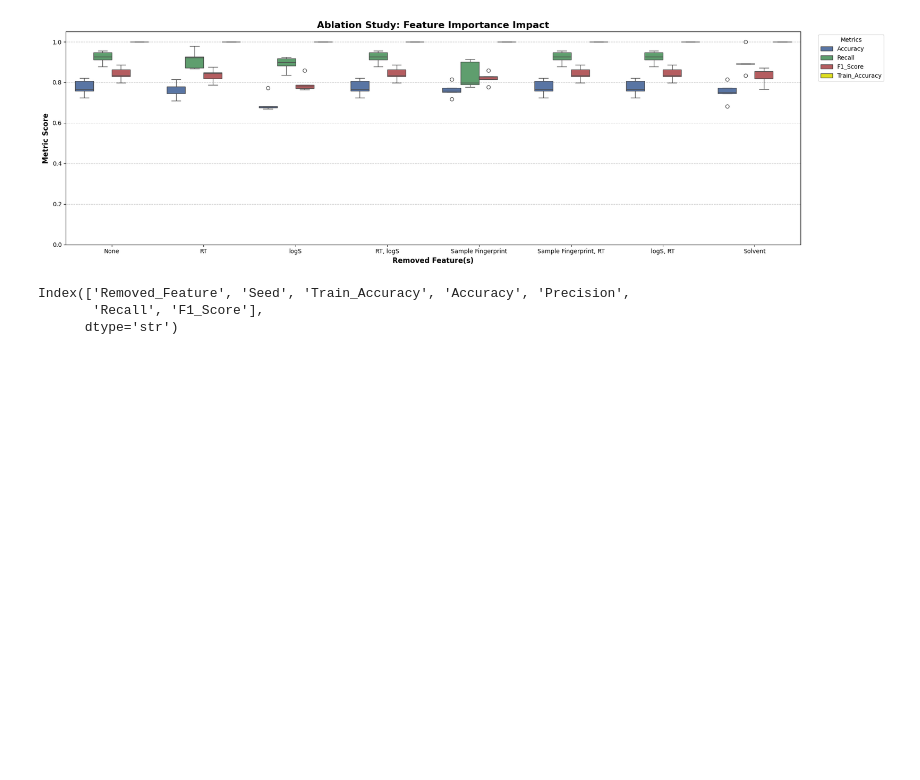
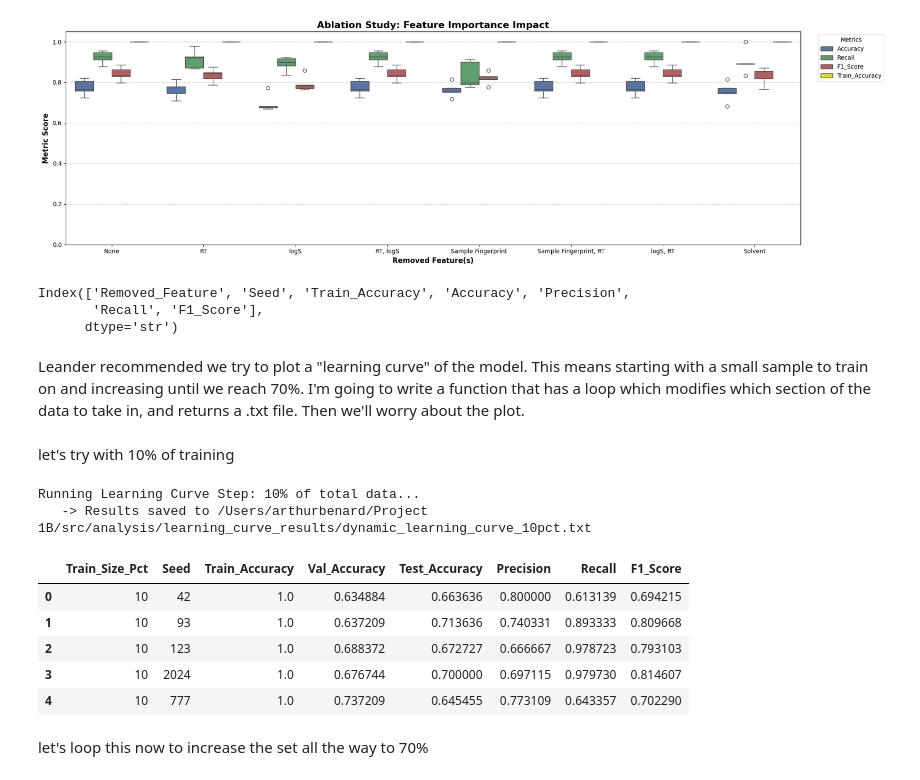
Before and after one commit to swisscatplus/solubility_prediction_nmr, a Jupyter notebook: src/dev/rt_prediction.ipynb, the cells around one changed output. Drawn from its saved outputs; the diff is of its cells as text; code cells hidden in the pictures; blank space fills up the shorter version.

```diff
--- a/src/dev/rt_prediction.ipynb
+++ b/src/dev/rt_prediction.ipynb
@@ -881,3 +874,20 @@ print(all_results_df.columns)
 Index(['Removed_Feature', 'Seed', 'Train_Accuracy', 'Accuracy', 'Precision',
        'Recall', 'F1_Score'],
       dtype='str')
+# %% [markdown]
+Leander recommended we try to plot a "learning curve" of the model. This means starting with a small sample to train on and increasing until we reach 70%. I'm going to write a function that has a loop which modifies which section of the data to take in, and returns a .txt file. Then we'll worry about the plot.
+# %% [markdown]
+let's try with 10% of training
+# %%
+run_data_fraction(mega_df_v3, 0.1 )
+# %% [output]
+Running Learning Curve Step: 10% of total data...
+   -> Results saved to /Users/arthurbenard/Project 1B/src/analysis/learning_curve_results/dynamic_learning_curve_10pct.txt
+|  | Train_Size_Pct | Seed | Train_Accuracy | Val_Accuracy | Test_Accuracy | Precision | Recall | F1_Score |
+| 0 | 10 | 42 | 1.0 | 0.634884 | 0.663636 | 0.800000 | 0.613139 | 0.694215 |
+| 1 | 10 | 93 | 1.0 | 0.637209 | 0.713636 | 0.740331 | 0.893333 | 0.809668 |
+| 2 | 10 | 123 | 1.0 | 0.688372 | 0.672727 | 0.666667 | 0.978723 | 0.793103 |
+| 3 | 10 | 2024 | 1.0 | 0.676744 | 0.700000 | 0.697115 | 0.979730 | 0.814607 |
+| 4 | 10 | 777 | 1.0 | 0.737209 | 0.645455 | 0.773109 | 0.643357 | 0.702290 |
+# %% [markdown]
+let's loop this now to increase the set all the way to 70%
```
Also changed, not shown: parts of 23 cells of this notebook, 19 other files.
